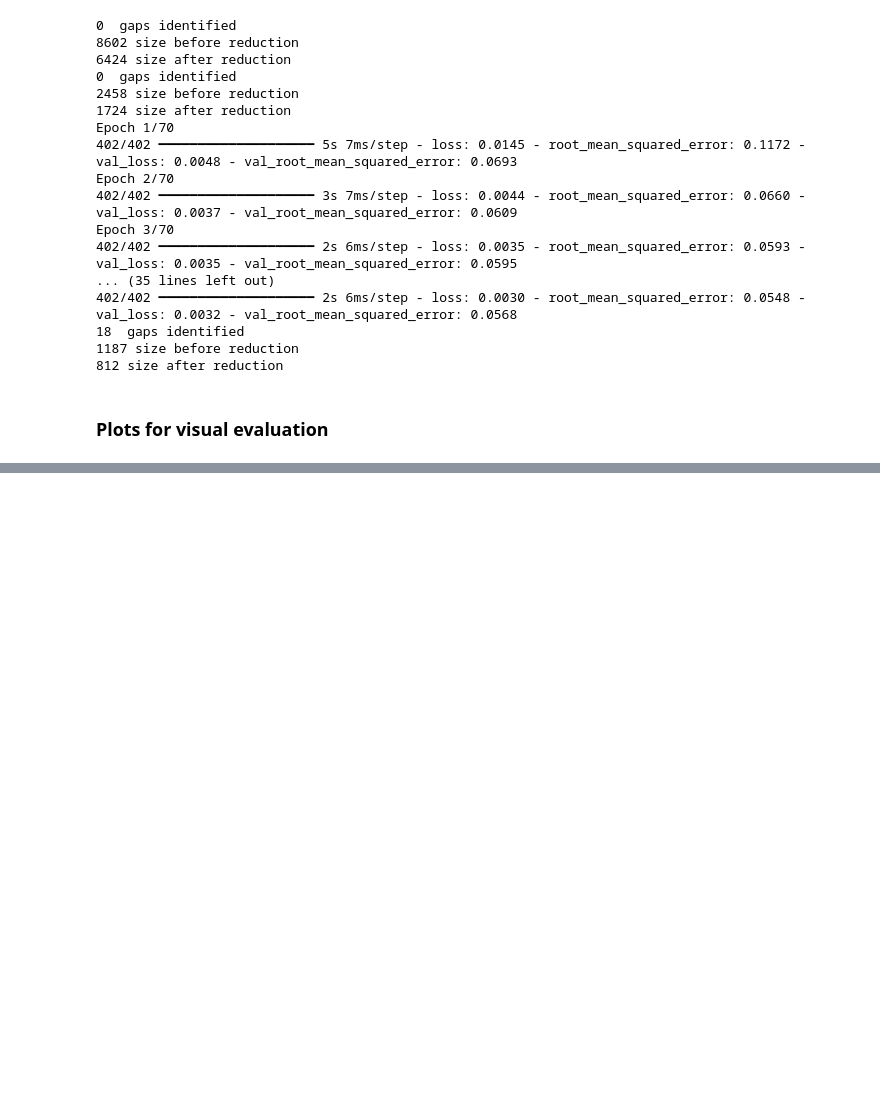
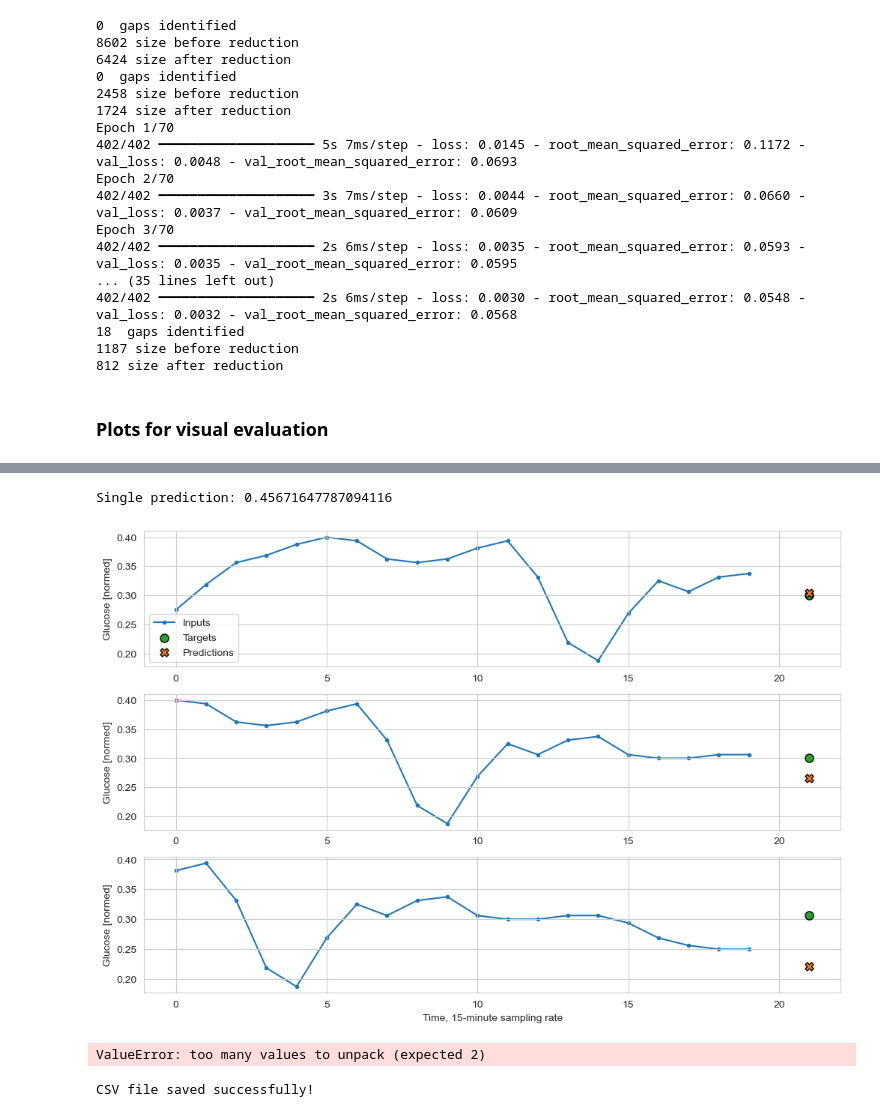
Before and after one commit to nishashastry/treehacks2025, a Jupyter notebook: prediction_models.ipynb, the cells around one changed output, grey strips where cells are left out. Saved outputs shown, nothing was run; the diff lists cells and outputs as text; code cells hidden in the pictures; blank space fills up the shorter version.

```diff
--- a/prediction_models.ipynb
+++ b/prediction_models.ipynb
@@ -1963,0 +1978,32 @@ test_df.to_csv("test_data.csv", index=False)
+# %%
+original_data = np.array([
+    [6.3749999e-01, 1.7750313e-16, 0.0000000e+00],
+    [6.3749999e-01, 1.7750313e-16, 0.0000000e+00],
+    [6.6874999e-01, 1.7750313e-16, 0.0000000e+00],
+    [7.2500002e-01, 1.7750313e-16, 0.0000000e+00],
+    [7.3750001e-01, 7.1058047e-01, 0.0000000e+00],
+    [7.1249998e-01, 6.8621397e-01, 0.0000000e+00],
+    [5.9375000e-01, 6.2837815e-01, 0.0000000e+00],
+    [4.1874999e-01, 5.5414015e-01, 0.0000000e+00],
+    [2.1250001e-01, 4.7462410e-01, 0.0000000e+00],
+    [6.2500000e-02, 3.9678121e-01, 0.0000000e+00],
+    [6.2500001e-03, 3.2467699e-01, 0.0000000e+00],
+    [-6.2500001e-03, 2.6042038e-01, 1.7142858e-01],
+    [5.0000001e-02, 2.0482783e-01, 1.4285715e-01],
+    [2.6875001e-01, 1.5789282e-01, 0.0000000e+00],
+    [3.4999999e-01, 1.1911314e-01, 0.0000000e+00],
+    [2.3125000e-01, 8.7715052e-02, 0.0000000e+00],
+    [5.6249999e-02, 6.2803350e-02, 4.1428572e-01],
+    [6.2500000e-02, 4.3458708e-02, 0.0000000e+00],
+    [2.0000000e-01, 2.8797900e-02, 0.0000000e+00],
+    [3.5624999e-01, 1.8008474e-02, 0.0000000e+00]
+]
+
+
+
+
+
+)
+
+# Generate synthetic data with increased insulin
+synthetic_data = generate_synthetic_inputs(original_data, insulin_factor=2.0)
@@ -1963,0 +2041,46 @@ test_df.to_csv("test_data.csv", index=False)
+# %%
+synth = tf.reshape(original_data, (1,20,3))
+pred_value = w.get_single_prediction(lstm_2h_final,synth , 0)
+print(f"Single prediction: {pred_value}")
+w.plot(lstm_2h_final)
+# %% [output]
+Single prediction: 0.45671647787094116
+[figure, added]
+# %%
+import pandas as pd
+import numpy as np
+
+# Unpack the test data (assuming `test` is shaped (1, 20, 3))
+test, labels = data_examples[1]
+
+# Remove batch dimension (reshape from (1, 20, 3) -> (20, 3))
+test = np.squeeze(test, axis=0)  # Removes dimension with size 1
+
+# Convert to DataFrame and save to CSV
+df = pd.DataFrame(test, columns=[f"Feature_{i}" for i in range(test.shape[1])])
+df.to_csv("test_data.csv", index=False)
+
+print("CSV file saved successfully!")
+# %% [output]
+ValueError: too many values to unpack (expected 2)
+# %%
+import pandas as pd
+import numpy as np
+
+# Prepare data for CSV
+all_data = []
+for i, example in enumerate(data_examples):
+    flattened_example = np.squeeze(example[0], axis=0)  # Shape (20, 3)
+    df = pd.DataFrame(flattened_example, columns=[f"Feature_{j}" for j in range(flattened_example.shape[1])])
+    df["Example_ID"] = i  # Add an identifier for each chunk
+    all_data.append(df)
+
+# Concatenate all chunks
+final_df = pd.concat(all_data)
+
+# Save to CSV
+final_df.to_csv("all_test_data.csv", index=False)
+
+print("CSV file saved successfully!")
+# %% [output]
+CSV file saved successfully!
```
Also changed, not shown: parts of 21 cells of this notebook, 4 other files.
